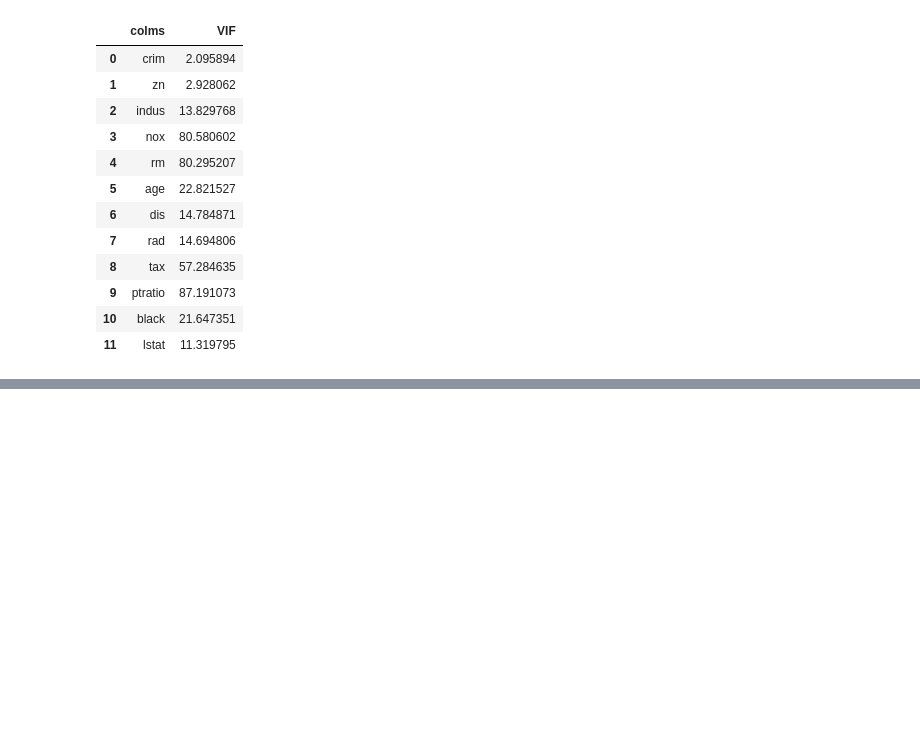
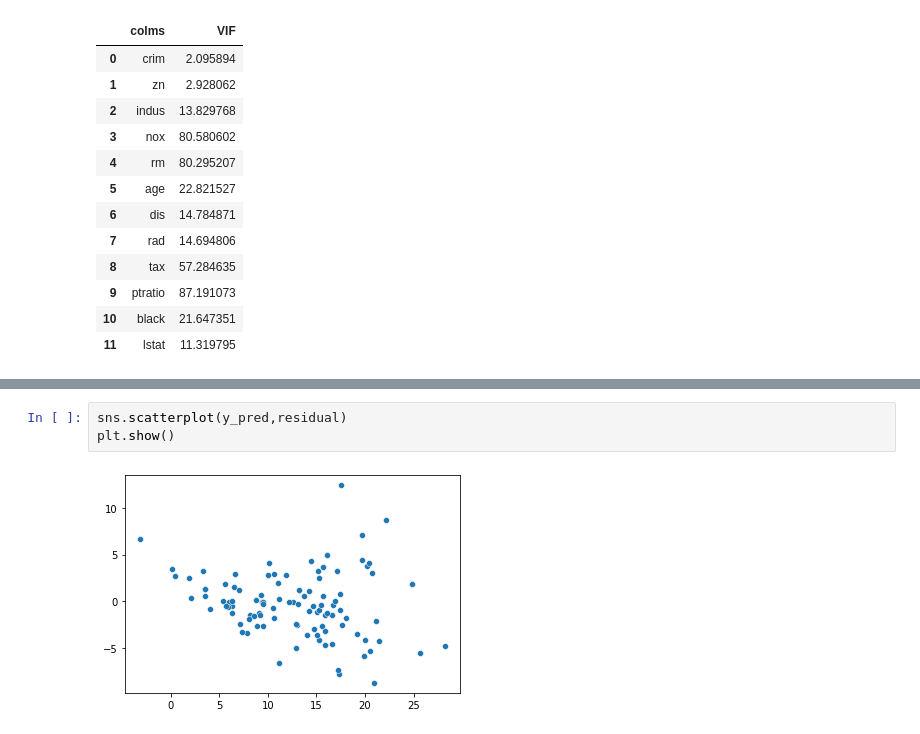
Before and after one commit to ChanakaErangaGunarathna/ML_workshop_LinearRegression, a Jupyter notebook: Untitled.ipynb, the cells around one changed output, grey strips where cells are left out. Saved outputs shown, nothing was run; the diff lists cells and outputs as text; blank space fills up the shorter version.

```diff
--- a/Untitled.ipynb
+++ b/Untitled.ipynb
@@ -174,0 +193,5 @@ df_VIF1
+# %%
+sns.scatterplot(y_pred,residual)
+plt.show()
+# %% [output]
+[figure, added]
```
Also changed, not shown: parts of 9 cells of this notebook, 2 other files.
